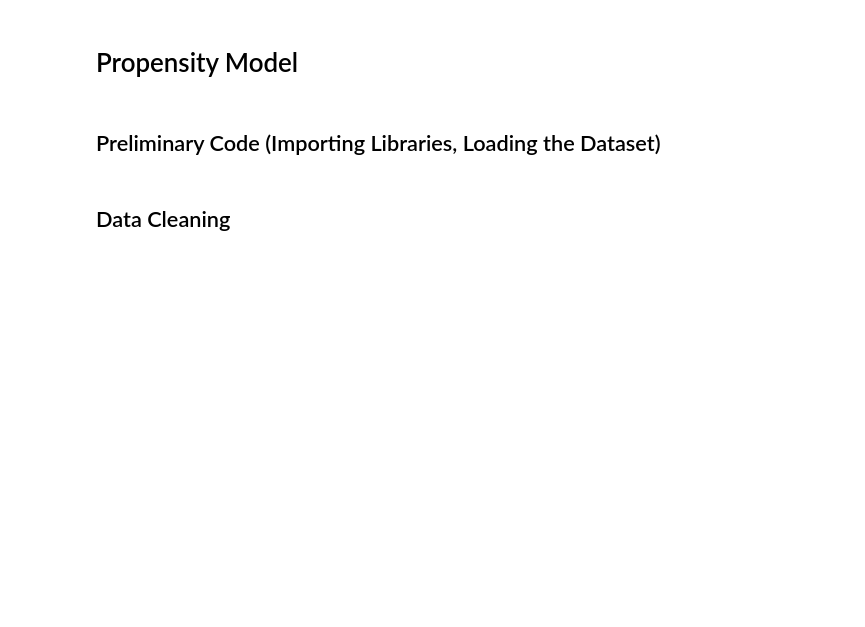
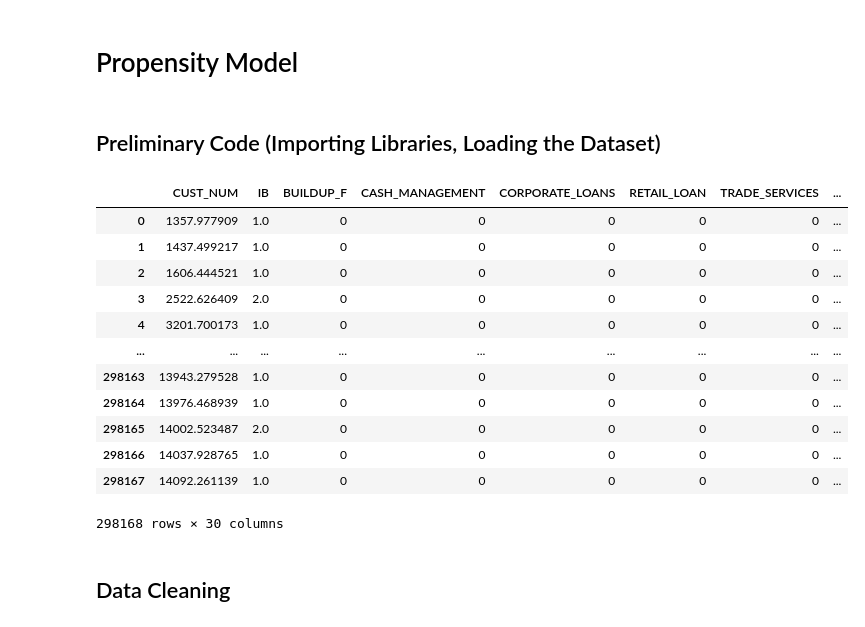
Before and after one commit to benjaminADMU/NBO_BPI, a Jupyter notebook: Propensity Models/XGBoost.ipynb, the cells around one changed output. Drawn from its saved outputs; the diff is of its cells as text; code cells hidden in the pictures; blank space fills up the shorter version.

```diff
--- a/Propensity Models/XGBoost.ipynb
+++ b/Propensity Models/XGBoost.ipynb
@@ -15,7 +15,22 @@ from imblearn.over_sampling import SMOTE
 # %%
 march_2024 = pd.read_parquet('../Data/Product Flags/cust_info_prod_202403_processed.parquet')
 cust_info = pd.read_parquet('../Data/Other Data/CUSTOMER INFO.parquet')
 merged_df = pd.merge(march_2024, cust_info, on='CUST_NUM', how='inner')
+merged_df
+# %% [output]
+|  | CUST_NUM | IB | BUILDUP_F | CASH_MANAGEMENT | CORPORATE_LOANS | RETAIL_LOAN | TRADE_SERVICES | ... |
+| 0 | 1357.977909 | 1.0 | 0 | 0 | 0 | 0 | 0 | ... |
+| 1 | 1437.499217 | 1.0 | 0 | 0 | 0 | 0 | 0 | ... |
+| 2 | 1606.444521 | 1.0 | 0 | 0 | 0 | 0 | 0 | ... |
+| 3 | 2522.626409 | 2.0 | 0 | 0 | 0 | 0 | 0 | ... |
+| 4 | 3201.700173 | 1.0 | 0 | 0 | 0 | 0 | 0 | ... |
+| ... | ... | ... | ... | ... | ... | ... | ... | ... |
+| 298163 | 13943.279528 | 1.0 | 0 | 0 | 0 | 0 | 0 | ... |
+| 298164 | 13976.468939 | 1.0 | 0 | 0 | 0 | 0 | 0 | ... |
+| 298165 | 14002.523487 | 2.0 | 0 | 0 | 0 | 0 | 0 | ... |
+| 298166 | 14037.928765 | 1.0 | 0 | 0 | 0 | 0 | 0 | ... |
+| 298167 | 14092.261139 | 1.0 | 0 | 0 | 0 | 0 | 0 | ... |
+298168 rows × 30 columns
 # %% [markdown]
 ## Data Cleaning
 # %%
```
Also changed, not shown: parts of 12 cells of this notebook.
